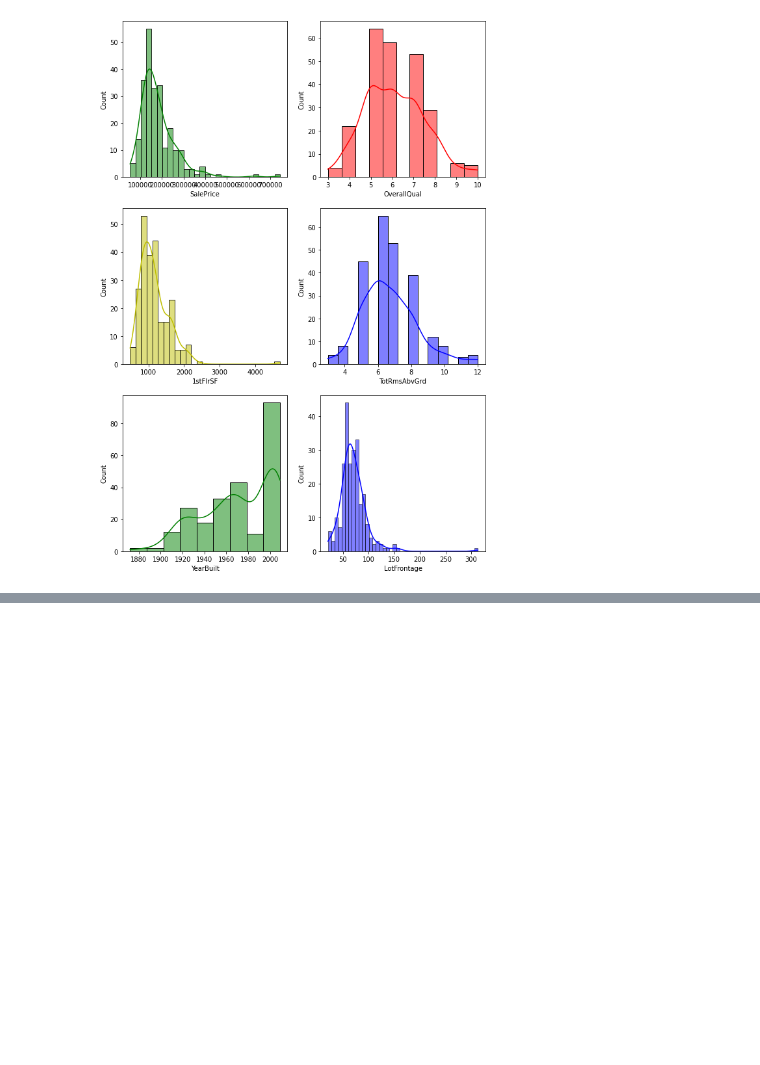
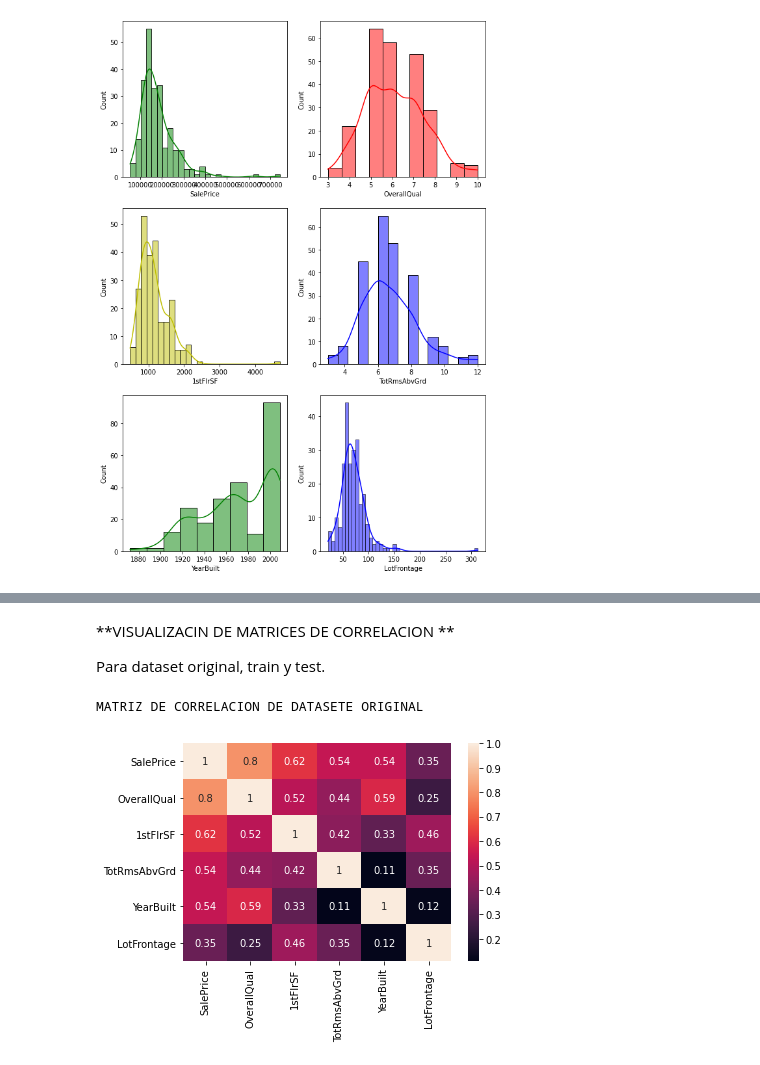
Before and after one commit to macde58/Proyecto-Final, a Jupyter notebook: Proyecto_Final_MAC.ipynb, the cells around one changed output, grey strips where cells are left out. Cells and saved outputs as stored; diff of their text form; code cells hidden in the pictures; blank space fills up the shorter version.

Commit message:
hasta histogramas

```diff
--- a/Proyecto_Final_MAC.ipynb
+++ b/Proyecto_Final_MAC.ipynb
@@ -207,0 +212,4 @@ HISTOGRAMAS PARA DATOS TESTING
+# %%
+#Dataset Original
+correlacion_dataframe=round(data_frame.corr(),2)
+correlacion_dataframe
@@ -207,0 +248,12 @@ HISTOGRAMAS PARA DATOS TESTING
+# %% [markdown]
+**VISUALIZACIN DE MATRICES DE CORRELACION **
+
+Para dataset original, train y test.
+# %%
+ #dataset origianl
+print("MATRIZ DE CORRELACION DE DATASETE ORIGINAL ")
+sns.heatmap(correlacion_dataframe, annot=True)
+plt.show()
+# %% [output]
+MATRIZ DE CORRELACION DE DATASETE ORIGINAL
+[figure, added]
```
Also changed, not shown: parts of 6 cells of this notebook.
